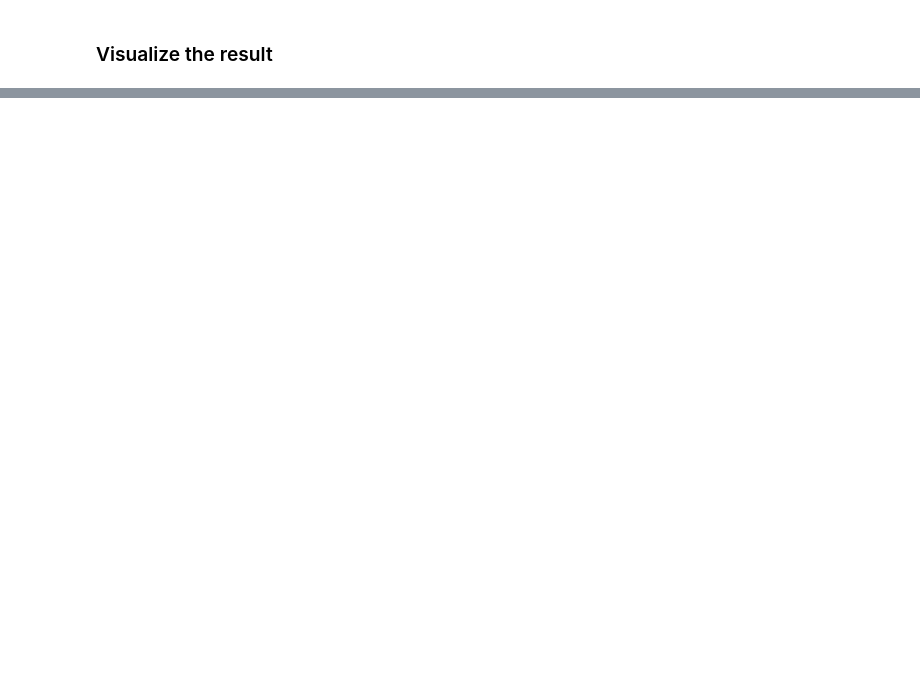
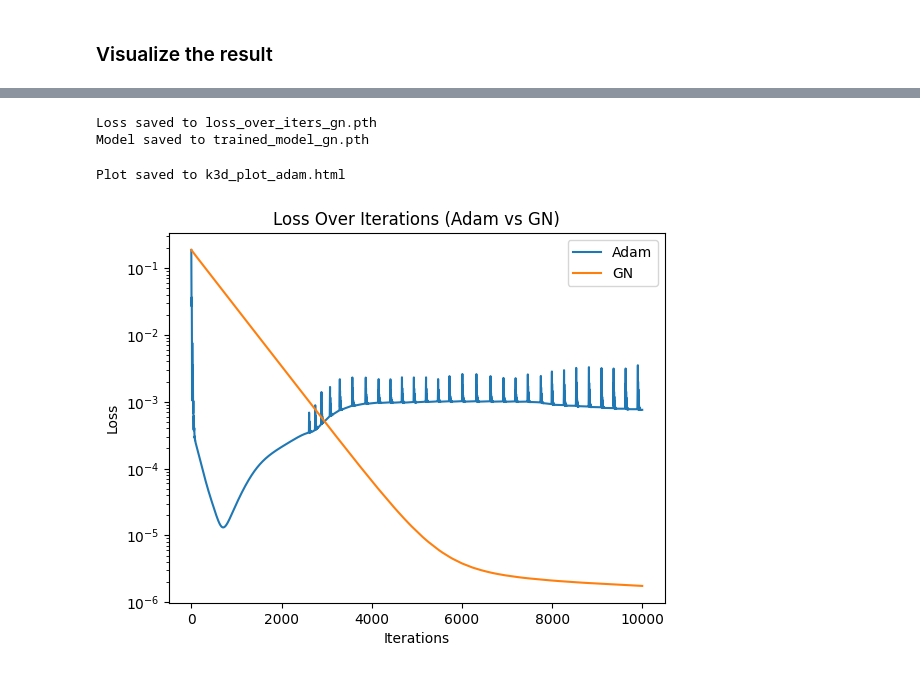
Before and after one commit to JamesAndrewKing/GaussNewtonShapes, a Jupyter notebook: notebooks/Old notebooks/minimal_surface_preconditioning.ipynb, the cells around one changed output, grey strips where cells are left out. Saved outputs shown, nothing was run; the diff lists cells and outputs as text; code cells hidden in the pictures; blank space fills up the shorter version.

```diff
--- a/notebooks/Old notebooks/minimal_surface_preconditioning.ipynb
+++ b/notebooks/Old notebooks/minimal_surface_preconditioning.ipynb
@@ -323,0 +281,49 @@ Max eigenvalue: tensor(1768.2010, device='cuda:0', grad_fn=<MaxBackward1>)
+# %%
+import torch
+
+# Save the loss dictionary
+loss_file = "loss_over_iters_gn.pth"
+torch.save(loss_over_iters, loss_file)
+print(f"Loss saved to {loss_file}")
+
+# Save the model parameters
+model_file = "trained_model_gn.pth"
+torch.save(model.state_dict(), model_file)
+print(f"Model saved to {model_file}")
+# %% [output]
+Loss saved to loss_over_iters_gn.pth
+Model saved to trained_model_gn.pth
+# %%
+# Save the K3D plot as an HTML file
+fig_output_file = "k3d_plot_adam.html"
+with open(fig_output_file, 'w') as f:
+    f.write(fig.get_snapshot())
+print(f"Plot saved to {fig_output_file}")
+# %% [output]
+Plot saved to k3d_plot_adam.html
+# %%
+import torch
+import matplotlib.pyplot as plt
+
+# Load the loss data
+loss_over_iters_adam = torch.load("loss_over_iters_adam.pth")
+loss_over_iters_gn = torch.load("loss_over_iters_gn.pth")
+
+# Extract keys (iterations) and values (losses)
+adam_iterations = list(loss_over_iters_adam.keys())
+adam_values = list(loss_over_iters_adam.values())
+
+gn_iterations = list(loss_over_iters_gn.keys())
+gn_values = list(loss_over_iters_gn.values())
+
+# Plot both losses
+plt.plot(adam_iterations, adam_values, label="Adam")
+plt.plot(gn_iterations, gn_values, label="GN")
+plt.semilogy()  # Use logarithmic scale for the y-axis
+plt.xlabel("Iterations")
+plt.ylabel("Loss")
+plt.title("Loss Over Iterations (Adam vs GN)")
+plt.legend()
+plt.show()
+# %% [output]
+[figure, added]
```
Also changed, not shown: parts of 11 cells of this notebook, 16 other files.
